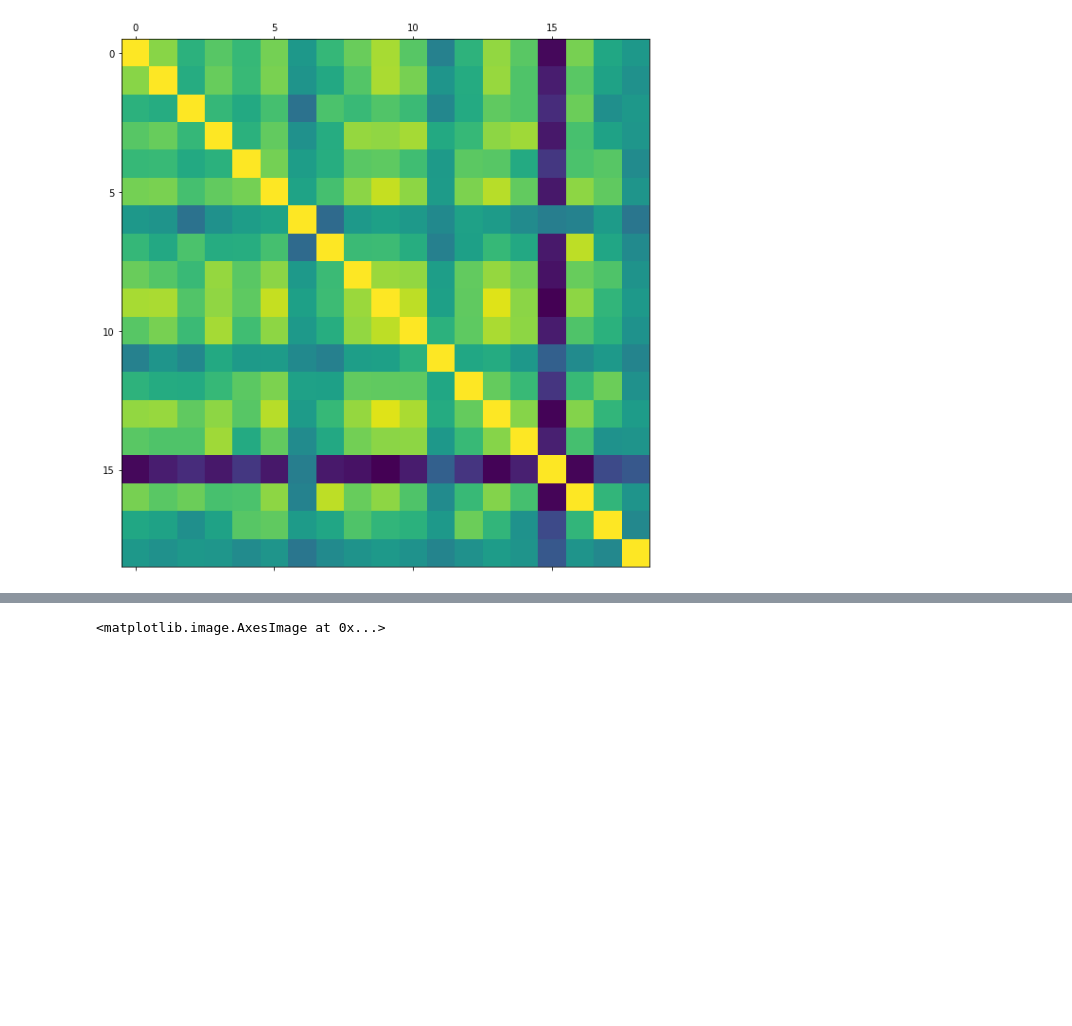
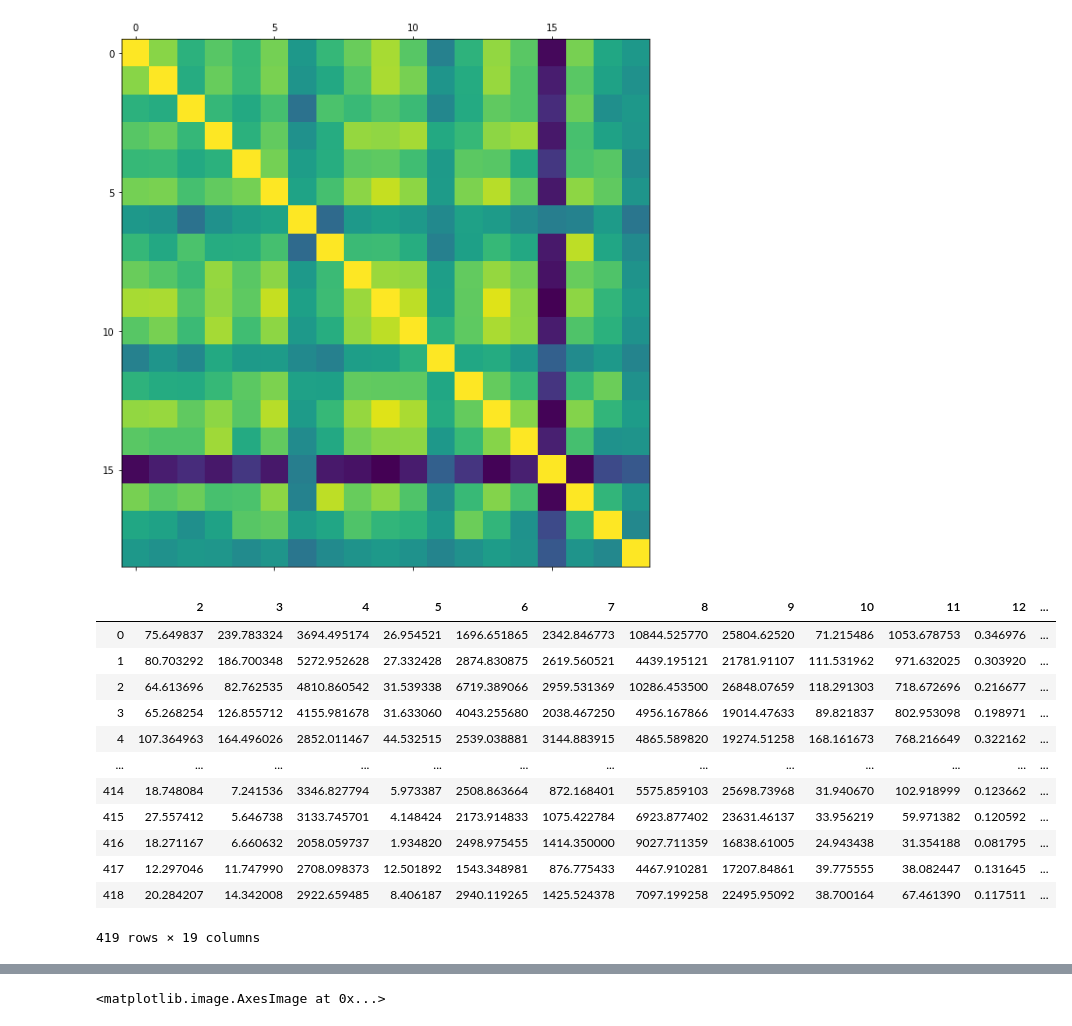
Before and after one commit to Kovacs-Lab/Aim-3, a Jupyter notebook: Ionomics/Boxplots/Raw_IonStats_Z.ipynb, the cells around one changed output, grey strips where cells are left out. Saved outputs shown, nothing was run; the diff lists cells and outputs as text; code cells hidden in the pictures; blank space fills up the shorter version.

```diff
--- a/Ionomics/Boxplots/Raw_IonStats_Z.ipynb
+++ b/Ionomics/Boxplots/Raw_IonStats_Z.ipynb
@@ -21,4 +21,20 @@ plt.matshow(data.corr()) # This creates the correlation matrix shown below
 # %% [output]
 <matplotlib.image.AxesImage at 0x...>
 [figure]
+# %%
+data
+# %% [output]
+|  | 2 | 3 | 4 | 5 | 6 | 7 | 8 | 9 | 10 | 11 | 12 | ... |
+| 0 | 75.649837 | 239.783324 | 3694.495174 | 26.954521 | 1696.651865 | 2342.846773 | 10844.525770 | 25804.62520 | 71.215486 | 1053.678753 | 0.346976 | ... |
+| 1 | 80.703292 | 186.700348 | 5272.952628 | 27.332428 | 2874.830875 | 2619.560521 | 4439.195121 | 21781.91107 | 111.531962 | 971.632025 | 0.303920 | ... |
+| 2 | 64.613696 | 82.762535 | 4810.860542 | 31.539338 | 6719.389066 | 2959.531369 | 10286.453500 | 26848.07659 | 118.291303 | 718.672696 | 0.216677 | ... |
+| 3 | 65.268254 | 126.855712 | 4155.981678 | 31.633060 | 4043.255680 | 2038.467250 | 4956.167866 | 19014.47633 | 89.821837 | 802.953098 | 0.198971 | ... |
+| 4 | 107.364963 | 164.496026 | 2852.011467 | 44.532515 | 2539.038881 | 3144.883915 | 4865.589820 | 19274.51258 | 168.161673 | 768.216649 | 0.322162 | ... |
+| ... | ... | ... | ... | ... | ... | ... | ... | ... | ... | ... | ... | ... |
+| 414 | 18.748084 | 7.241536 | 3346.827794 | 5.973387 | 2508.863664 | 872.168401 | 5575.859103 | 25698.73968 | 31.940670 | 102.918999 | 0.123662 | ... |
+| 415 | 27.557412 | 5.646738 | 3133.745701 | 4.148424 | 2173.914833 | 1075.422784 | 6923.877402 | 23631.46137 | 33.956219 | 59.971382 | 0.120592 | ... |
+| 416 | 18.271167 | 6.660632 | 2058.059737 | 1.934820 | 2498.975455 | 1414.350000 | 9027.711359 | 16838.61005 | 24.943438 | 31.354188 | 0.081795 | ... |
+| 417 | 12.297046 | 11.747990 | 2708.098373 | 12.501892 | 1543.348981 | 876.775433 | 4467.910281 | 17207.84861 | 39.775555 | 38.082447 | 0.131645 | ... |
+| 418 | 20.284207 | 14.342008 | 2922.659485 | 8.406187 | 2940.119265 | 1425.524378 | 7097.199258 | 22495.95092 | 38.700164 | 67.461390 | 0.117511 | ... |
+419 rows × 19 columns
 # %%
```
Also changed, not shown: parts of 2 cells of this notebook, 5 other files.
